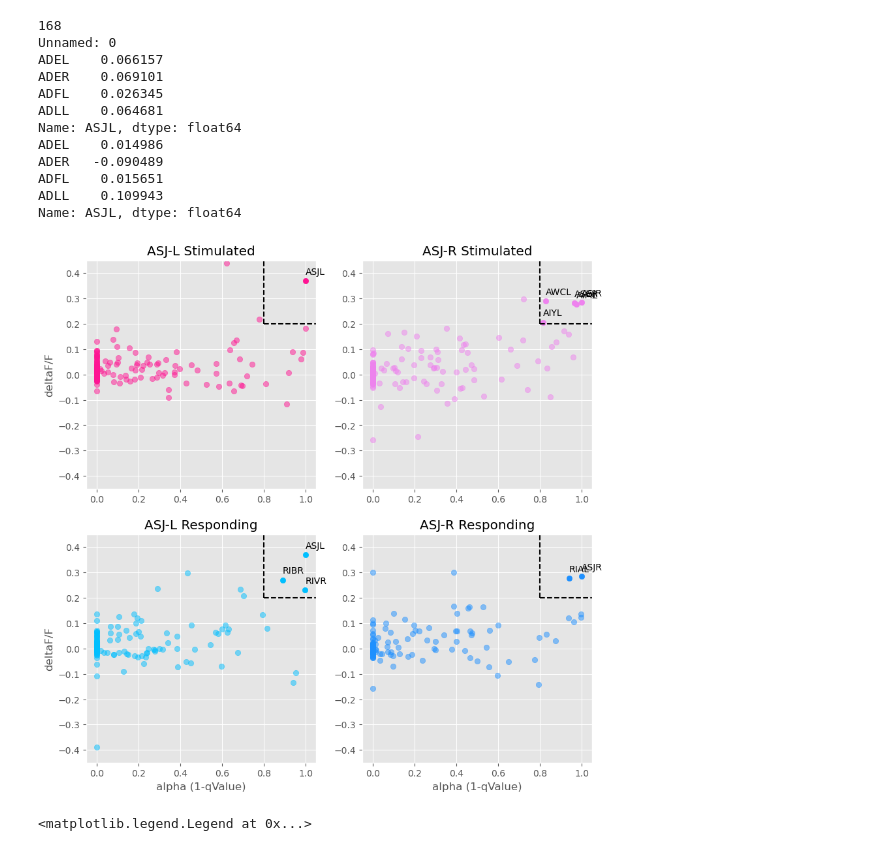
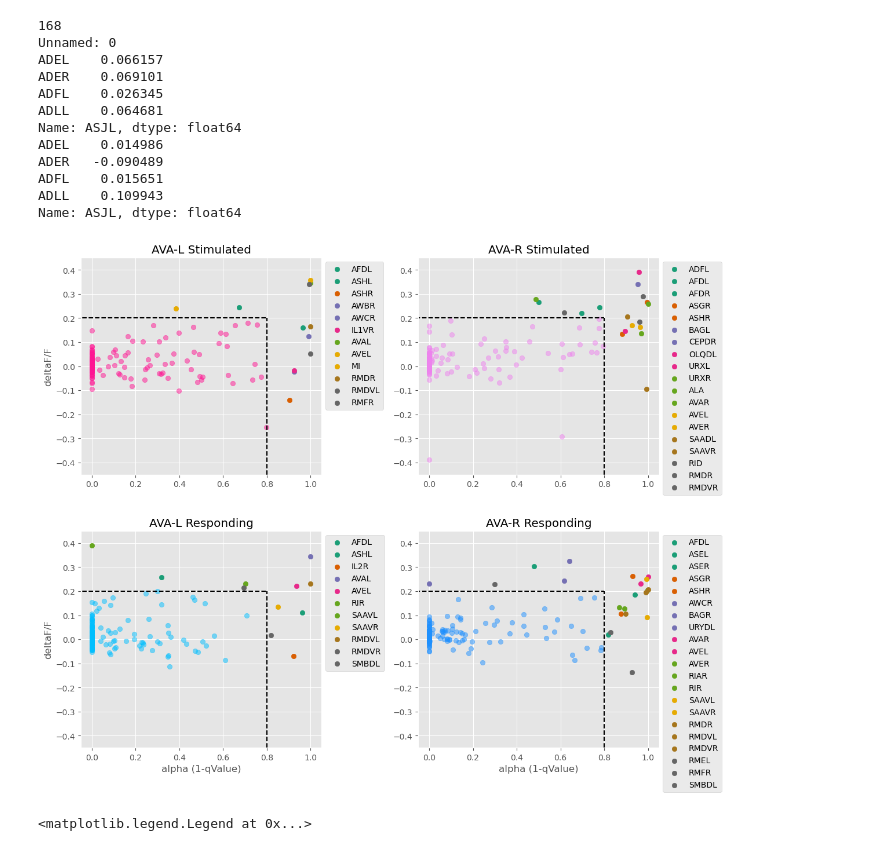
Before and after one commit to lanceman999/Gordus_scripts, a Jupyter notebook: ASJ_neuron/RandiEtAl_ASJ_stimulated.ipynb, the cells around one changed output. Cells and saved outputs as stored; diff of their text form; code cells hidden in the pictures.

Commit message:
update with awesome legends and coloring significant dots

```diff
--- a/ASJ_neuron/RandiEtAl_ASJ_stimulated.ipynb
+++ b/ASJ_neuron/RandiEtAl_ASJ_stimulated.ipynb
@@ -109,49 +110,59 @@ Name: ASJL, dtype: float64
 # ax4.set_xlabel('alpha (1-qValue)')
 # ax4.set_ylim(-0.45,0.45)
 # ax4.set_xlim(-0.05,1.05)
 # ax4.vlines(0.8, 0.2, 0.45, color = 'black', linestyle = 'dashed')
 # x_min, x_max = ax4.get_xlim()
 # ax4.hlines(0.2, 0.8, 1.05, color = 'black', linestyle = 'dashed')
 # ax4.legend(loc = 'lower right', facecolor = 'white')
 
 # fig.savefig("/Users/cmdb/Desktop/GORDUS_rotation/ASJ_neuron_stuff/plots/RanditEtal_ASJ_stimulated.png", dpi = 900)
 
 
-plt.style.use("ggplot")
+def get_labeled_points(x, y):
+    labeled = (x > 0.8) | (y > 0.2)
+    return x[labeled].index.tolist()
 
-def label_points(x, y, ax):
-    labeled = (x > 0.8) & (y > 0.2)
-    for i, txt in enumerate(x[labeled].index):
-        ax.annotate(txt, (x[labeled][i], y[labeled][i] + 0.025))
-    return labeled
-
-fig, axs = plt.subplots(2, 2, figsize=(10, 10))
+fig, axs = plt.subplots(2, 2, figsize=(12, 10))
 ax1, ax2, ax3, ax4 = axs.flatten()
 
 for ax, alpha, deltaF, color, title in zip(
     [ax1, ax2, ax3, ax4],
-    [rawdata_alpha_ASJL_stimulated, rawdata_alpha_ASJR_stimulated, rawdata_alpha_ASJL_responding, rawdata_alpha_ASJR_responding],
-    [rawdata_deltaF_ASJL_stimulated, rawdata_deltaF_ASJR_stimulated, rawdata_deltaF_ASJL_responding, rawdata_deltaF_ASJR_responding],
+    [rawdata_alpha_AVAL_stimulated, rawdata_alpha_AVAR_stimulated, rawdata_alpha_AVAL_responding, rawdata_alpha_AVAR_responding],
+    [rawdata_deltaF_AVAL_stimulated, rawdata_deltaF_AVAR_stimulated, rawdata_deltaF_AVAL_responding, rawdata_deltaF_AVAR_responding],
     ['deeppink', 'violet', 'deepskyblue', 'dodgerblue'],
-    ['ASJ-L Stimulated', 'ASJ-R Stimulated', 'ASJ-L Responding', 'ASJ-R Responding']
+    ['AVA-L Stimulated', 'AVA-R Stimulated', 'AVA-L Responding', 'AVA-R Responding']
 ):
-    labeled = label_points(alpha, deltaF, ax)
+    labeled = (alpha > 0.8) | (deltaF > 0.2)
     ax.scatter(alpha[~labeled], deltaF[~labeled], color=color, alpha=0.5)
-    ax.scatter(alpha[labeled], deltaF[labeled], color=color)
+
+    # Get neuron names that fall within the specified range
+    neuron_names = get_labeled_points(alpha, deltaF)
+
+    # Color the points that fall within the specified range in a rainbow of colors
+    colors = cm.Dark2(np.linspace(0, 1, len(neuron_names)))
+    for i, neuron_name in enumerate(neuron_names):
+        ax.scatter(alpha.loc[neuron_name], deltaF.loc[neuron_name], color=colors[i], label=neuron_name)
+
     ax.set_title(title)
     ax.set_ylim(-0.45, 0.45)
     ax.set_xlim(-0.05, 1.05)
-    ax.vlines(0.8, 0.2, 0.45, color='black', linestyle='dashed')
-    ax.hlines(0.2, 0.8, 1.05, color='black', linestyle='dashed')
+    ax.vlines(0.8, -0.45, 0.2, color='black', linestyle='dashed')
+    ax.hlines(0.2, -0.5, 0.8, color='black', linestyle='dashed')
+
+    # Add a legend outside the plot
+    ax.legend(loc='upper left', bbox_to_anchor=(1, 1))
 
 ax3.set_xlabel('alpha (1-qValue)')
 ax4.set_xlabel('alpha (1-qValue)')
 ax1.set_ylabel('deltaF/F')
 ax3.set_ylabel('deltaF/F')
 
+plt.tight_layout()
+plt.show()
+
 fig.savefig("/Users/cmdb/Desktop/GORDUS_rotation/ASJ_neuron_stuff/plots/RanditEtal_ASJ_stimulated.png", dpi=900)
 # %% [output]
-[figure, old version]
+[figure, new version]
 # %%
 rawdata_deltaF_AIBL_stimulated = rawData_deltaF['AIBL']
 rawdata_alpha_AIBL_stimulated = rawData_alpha['AIBL']
```
Also changed, not shown: parts of 3 cells of this notebook.
